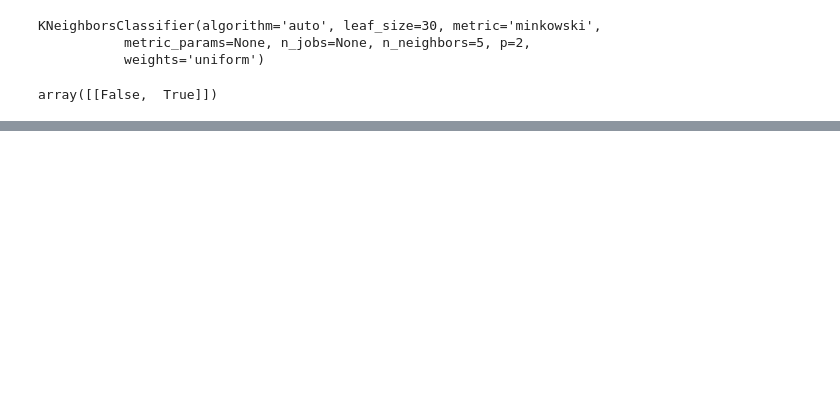
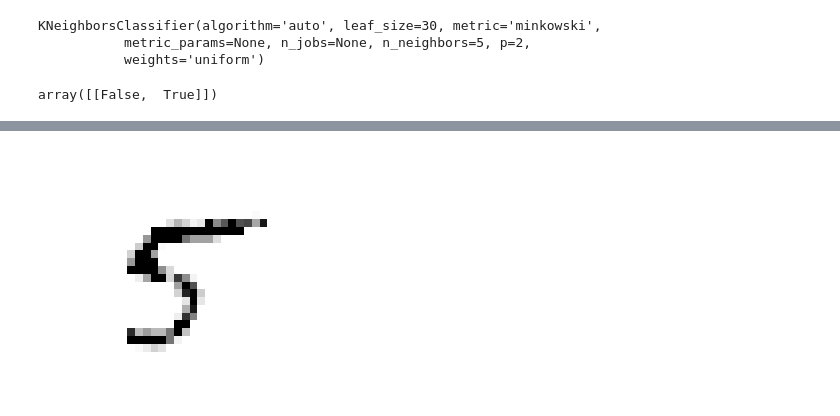
Before and after one commit to hankehly/handson-ml, a Jupyter notebook: Chapter 03 - Classification.ipynb, the cells around one changed output, grey strips where cells are left out. Cells and saved outputs as stored; diff of their text form; code cells hidden in the pictures; blank space fills up the shorter version.

```diff
--- a/Chapter 03 - Classification.ipynb
+++ b/Chapter 03 - Classification.ipynb
@@ -704,0 +745,11 @@ array([[False,  True]])
+# %%
+knn_clf.fit(X_train_mod, y_train_mod)
+
+# outputting an image with (28 * 28) labels (each assigned to a class between 0-255)
+clean_digit = knn_clf.predict([X_test_mod[some_index]])
+
+plt.imshow(clean_digit.reshape((28, 28)), cmap=matplotlib.cm.binary)
+plt.axis('off')
+plt.show()
+# %% [output]
+[figure, added]
```
Also changed, not shown: parts of 6 cells of this notebook.
